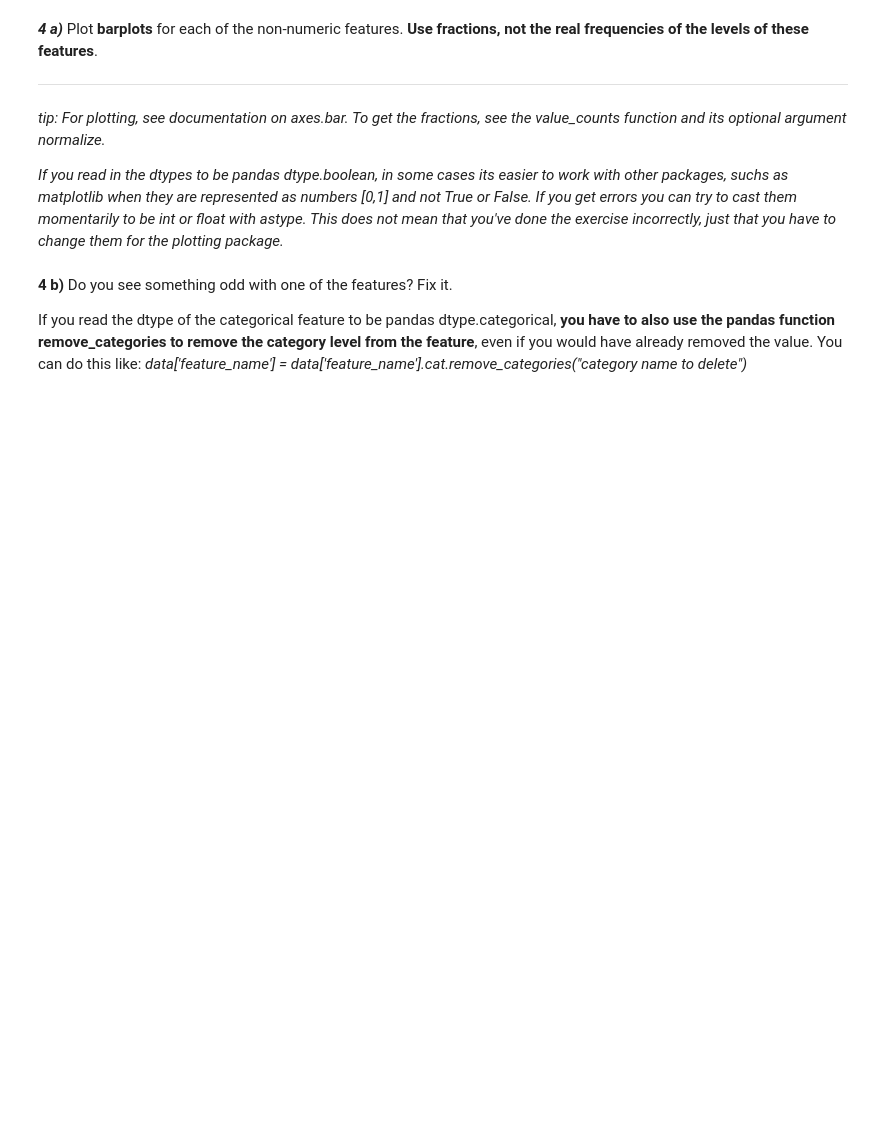
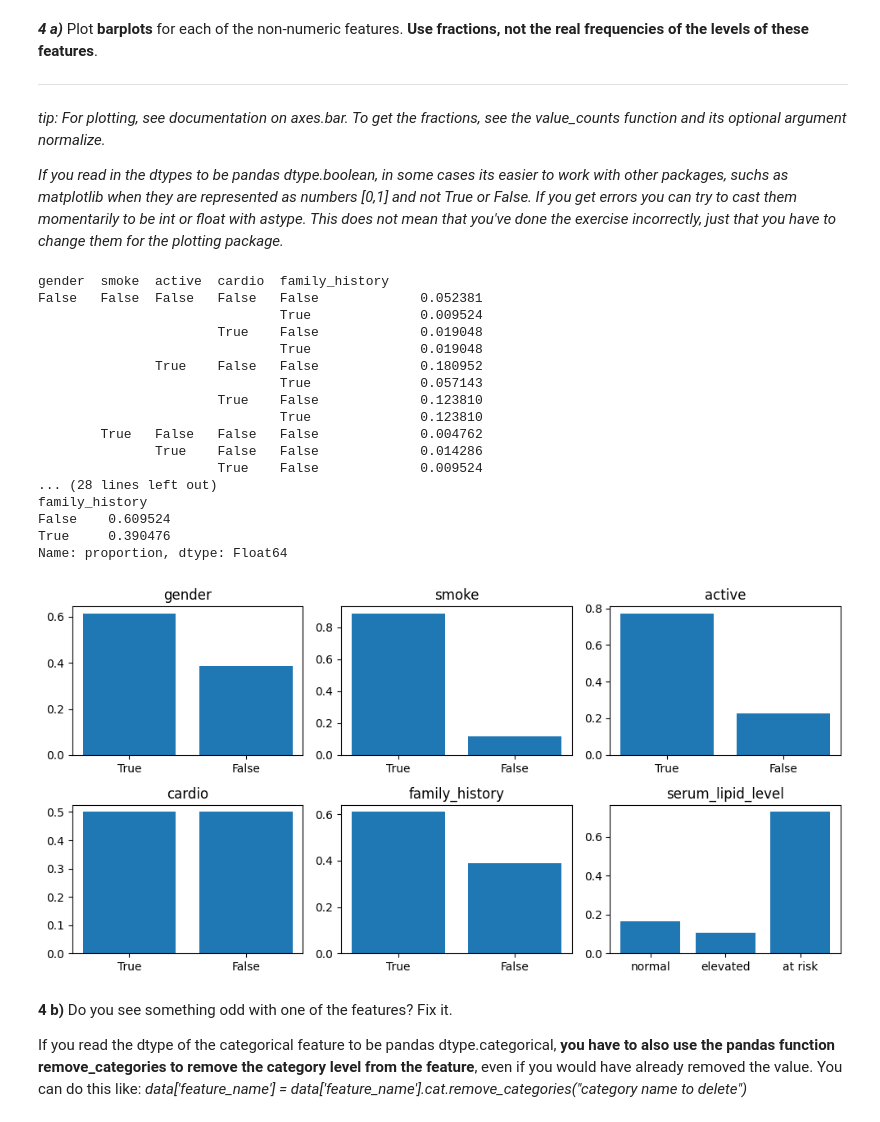
Before and after one commit to konstanyman/DAKD-E1, a Jupyter notebook: Konsta_Nyman_DAKD_2023_exercise_1.ipynb, the cells around one changed output. Drawn from its saved outputs; the diff is of its cells as text; code cells hidden in the pictures; blank space fills up the shorter version.

```diff
--- a/Konsta_Nyman_DAKD_2023_exercise_1.ipynb
+++ b/Konsta_Nyman_DAKD_2023_exercise_1.ipynb
@@ -381,3 +385,44 @@ _If you read in the dtypes to be pandas dtype.boolean, in some cases its easier
+# %%
+# create bar plots for non-numeric features
+
+# create figure
+fig, axes = plt.subplots(2,3, figsize = (10,5))
+
+# plots for 1st row
+i = 0
+for j in range(3):
+    axes[i, j].bar(x = ["True", "False"], height = data[binary_features[j]].value_counts(normalize=True, sort=False))
+    axes[i, j].set_title(binary_features[j]) #set a title for each axes
+
+# plots for 2nd row
+i = 1
+for j in range(2):
+    axes[i, j].bar(x = ["True","False"], height = data[binary_features[j+3]].value_counts(normalize=True, sort=False))
+    axes[i, j].set_title(binary_features[j+3]) #set a title for each axes
+axes[1, 2].bar(x = ["normal", "elevated", "at risk"], height = data[categorical_features[0]].value_counts(normalize=True, sort=False)) #the one categorical feature
+axes[1, 2].set_title(categorical_features[0]) #set a title
+
+# format figure
+plt.tight_layout()
+# %% [output]
+gender  smoke  active  cardio  family_history
+False   False  False   False   False             0.052381
+                               True              0.009524
+                       True    False             0.019048
+                               True              0.019048
+               True    False   False             0.180952
+                               True              0.057143
+                       True    False             0.123810
+                               True              0.123810
+        True   False   False   False             0.004762
+               True    False   False             0.014286
+                       True    False             0.009524
+... (28 lines left out)
+family_history
+False    0.609524
+True     0.390476
+Name: proportion, dtype: Float64
+[figure, added]
 # %% [markdown]
 **4 b)** Do you see something odd with one of the features? Fix it.
 
```
Also changed, not shown: parts of 5 cells of this notebook.
